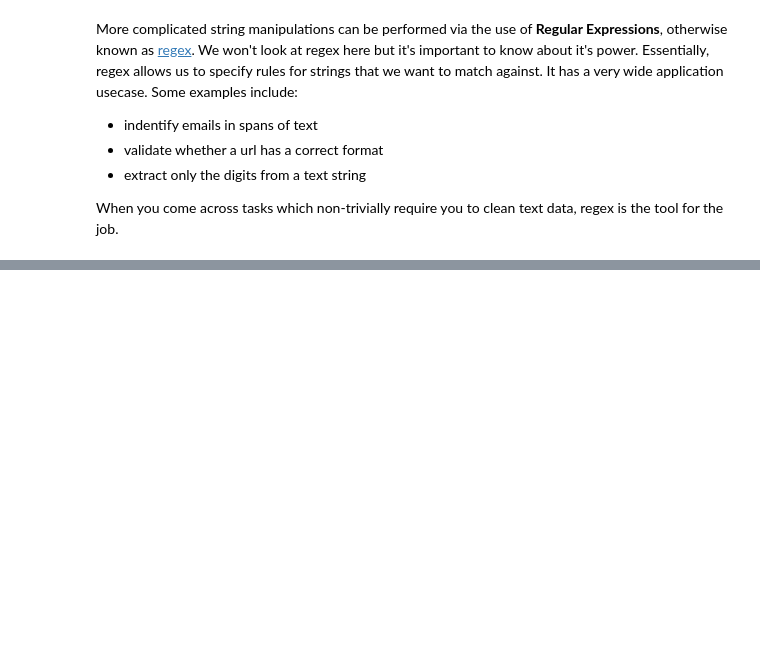
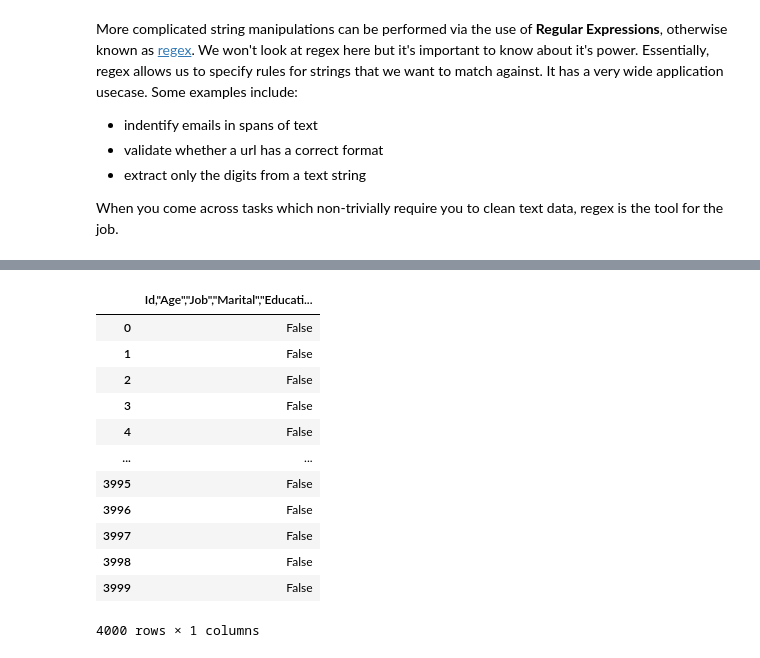
Before and after one commit to Simeon94/Data-Engineering, a Jupyter notebook: 4. Data Wrangling/0. Data Cleaning in Pandas/Notebook.ipynb, the cells around one changed output, grey strips where cells are left out. Cells and saved outputs as stored; diff of their text form; code cells hidden in the pictures; blank space fills up the shorter version.

```diff
--- a/4. Data Wrangling/0. Data Cleaning in Pandas/Notebook.ipynb
+++ b/4. Data Wrangling/0. Data Cleaning in Pandas/Notebook.ipynb
@@ -1090,0 +1107,16 @@ ci_df = pd.read_csv("Car_Insurance.csv", sep="|") # Make sure flights.txt is in
+# %%
+ci_df.isnull()
+# %% [output]
+|  | Id,"Age","Job","Marital","Educati... |
+| 0 | False |
+| 1 | False |
+| 2 | False |
+| 3 | False |
+| 4 | False |
+| ... | ... |
+| 3995 | False |
+| 3996 | False |
+| 3997 | False |
+| 3998 | False |
+| 3999 | False |
+4000 rows × 1 columns
```
Also changed, not shown: parts of 2 cells of this notebook.
